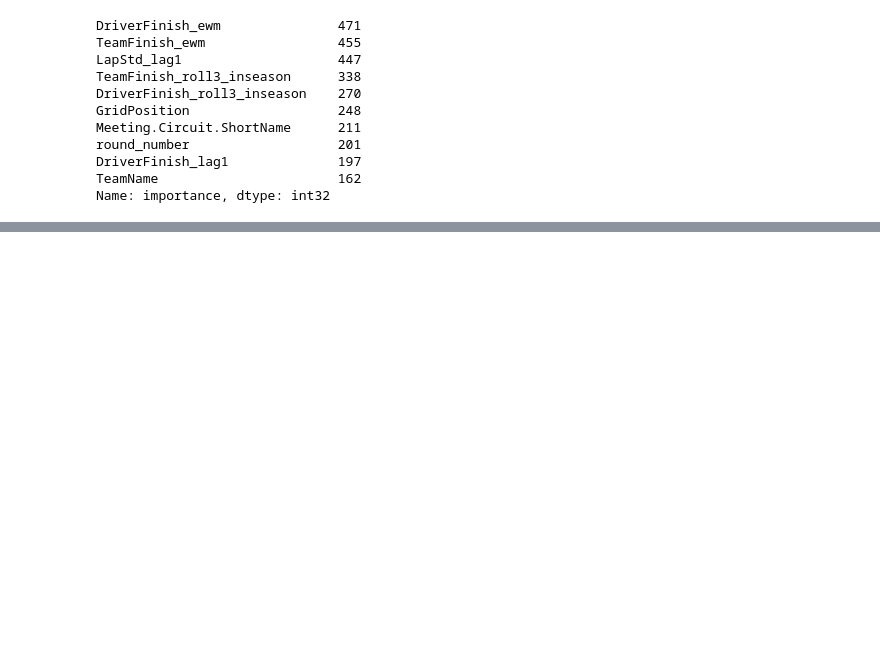
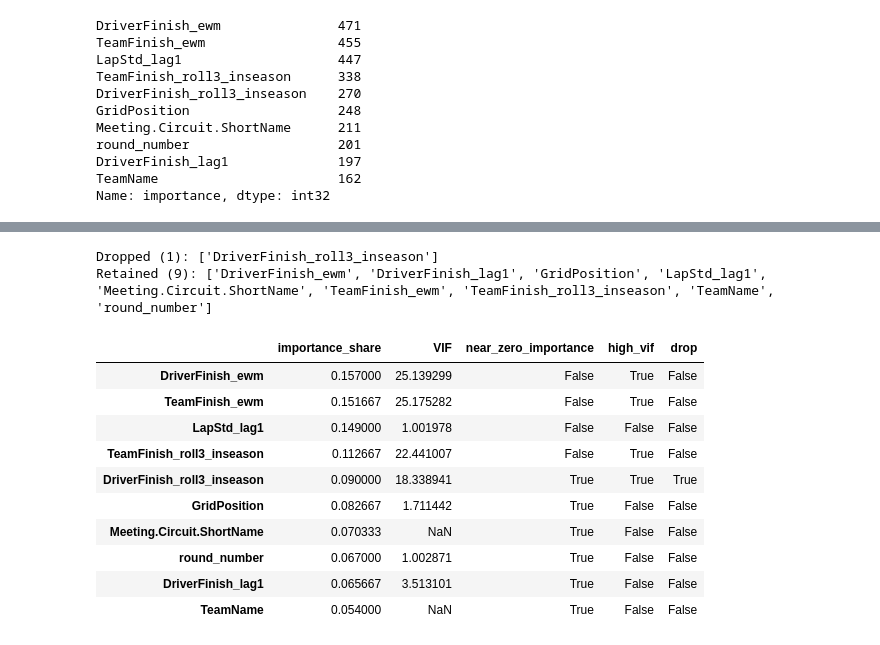
Before and after one commit to swaroopnayak1/f1-pit-wall, a Jupyter notebook: pipeline/model/lightgbm.ipynb, the cells around one changed output, grey strips where cells are left out. Saved outputs shown, nothing was run; the diff lists cells and outputs as text; code cells hidden in the pictures; blank space fills up the shorter version.

```diff
--- a/pipeline/model/lightgbm.ipynb
+++ b/pipeline/model/lightgbm.ipynb
@@ -208,0 +213,15 @@ Name: importance, dtype: int32
+# %%
+from statsmodels.stats.outliers_influence import variance_inflation_factor
+from statsmodels.tools.tools import add_constant
+
+CATEGORICAL_FEATURES = ["TeamName", "Meeting.Circuit.ShortName"]
+vif_features = [f for f in FINAL_FEATURES if f not in CATEGORICAL_FEATURES]
+
+vif_X = add_constant(train_X[vif_features].dropna())
+vif = pd.Series(
+    [variance_inflation_factor(vif_X.values, i) for i in range(vif_X.shape[1])],
+    index=vif_X.columns,
+    name="VIF",
+).drop("const").sort_values(ascending=False)
+
+vif
@@ -208,0 +246,35 @@ Name: importance, dtype: int32
+# %%
+IMPORTANCE_THRESHOLD = 1 / len(FINAL_FEATURES)  # 10% — a uniformly-weighted feature's share
+VIF_THRESHOLD = 5
+
+importance_share = feature_importance / feature_importance.sum()
+
+selection = pd.DataFrame({
+    "importance_share": importance_share,
+    "VIF": vif.reindex(FINAL_FEATURES),
+})
+selection["near_zero_importance"] = selection["importance_share"] < IMPORTANCE_THRESHOLD
+selection["high_vif"] = selection["VIF"] > VIF_THRESHOLD
+selection["drop"] = selection["near_zero_importance"] & selection["high_vif"].fillna(False)
+
+SELECTED_FEATURES = selection[~selection["drop"]].index.tolist()
+dropped_features = selection[selection["drop"]].index.tolist()
+
+print(f"Dropped ({len(dropped_features)}): {dropped_features}")
+print(f"Retained ({len(SELECTED_FEATURES)}): {SELECTED_FEATURES}\n")
+
+selection.sort_values("importance_share", ascending=False)
+# %% [output]
+Dropped (1): ['DriverFinish_roll3_inseason']
+Retained (9): ['DriverFinish_ewm', 'DriverFinish_lag1', 'GridPosition', 'LapStd_lag1', 'Meeting.Circuit.ShortName', 'TeamFinish_ewm', 'TeamFinish_roll3_inseason', 'TeamName', 'round_number']
+|  | importance_share | VIF | near_zero_importance | high_vif | drop |
+| DriverFinish_ewm | 0.157000 | 25.139299 | False | True | False |
+| TeamFinish_ewm | 0.151667 | 25.175282 | False | True | False |
+| LapStd_lag1 | 0.149000 | 1.001978 | False | False | False |
+| TeamFinish_roll3_inseason | 0.112667 | 22.441007 | False | True | False |
+| DriverFinish_roll3_inseason | 0.090000 | 18.338941 | True | True | True |
+| GridPosition | 0.082667 | 1.711442 | True | False | False |
+| Meeting.Circuit.ShortName | 0.070333 | NaN | True | False | False |
+| round_number | 0.067000 | 1.002871 | True | False | False |
+| DriverFinish_lag1 | 0.065667 | 3.513101 | True | False | False |
+| TeamName | 0.054000 | NaN | True | False | False |
```
Also changed, not shown: parts of 9 cells of this notebook, 7 other files.
